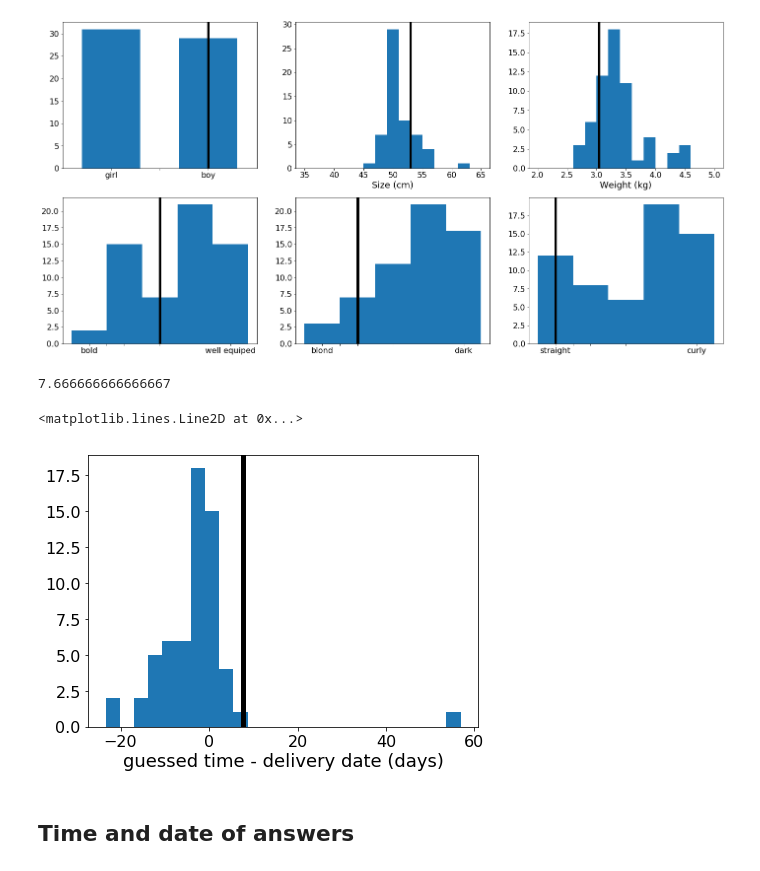
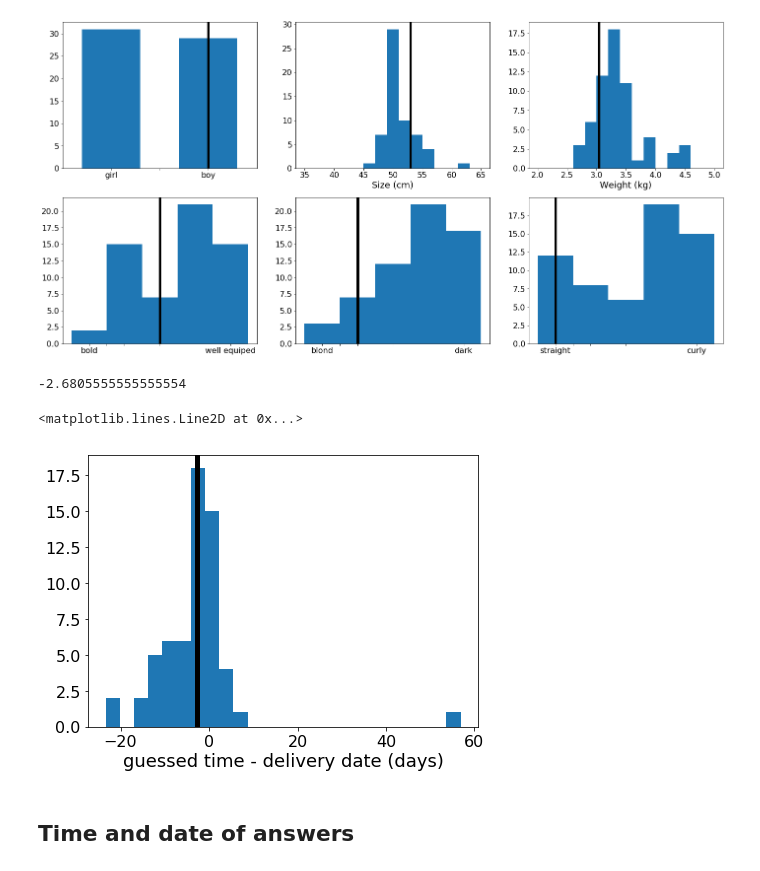
Before and after one commit to rmadar/BabyPollAnalysis, a Jupyter notebook: PollAnalysis.ipynb, the cells around one changed output. Cells and saved outputs as stored; diff of their text form; code cells hidden in the pictures.

```diff
--- a/PollAnalysis.ipynb
+++ b/PollAnalysis.ipynb
@@ -104,15 +118,15 @@ plt.axvline(x=1, color='black', linewidth=5.0)
 # %%
 plt.figure(figsize=(7,5))
 plt.hist( mydata['dt'].astype('timedelta64[h]')/24., bins=25)
 plt.xlabel('guessed time - delivery date (days)')
-dt_true = pd.Timedelta( pd.to_datetime('10-11-2017 19:40:00') - pd.to_datetime('10-14-2017 12:00:00')
-                      ).seconds / (24*3600).
+dt_true =  pd.to_datetime('10-11-2017 19:40:00') - pd.to_datetime('10-14-2017 12:00:00')
+dt_true = dt_true.total_seconds() / (24*3600.)
 print(dt_true)
 plt.axvline(x=dt_true, color='black', linewidth=5.0)
 # %% [output]
-7.666666666666667
+-2.6805555555555554
 <matplotlib.lines.Line2D at 0x...>
-[figure, old version]
+[figure, new version]
 # %% [markdown]
 ## Time and date of answers
 # %%
```
Also changed, not shown: parts of 1 cell of this notebook.
